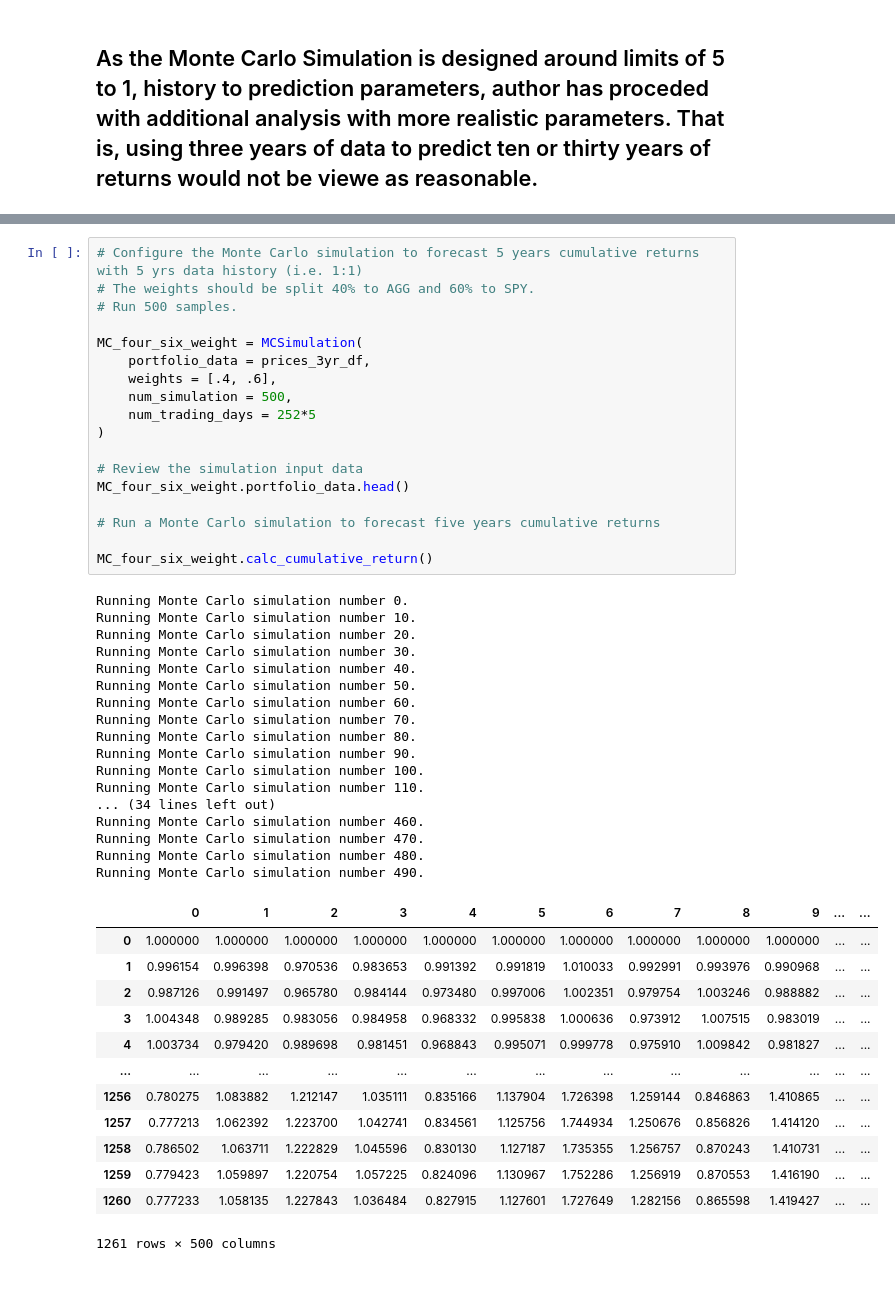
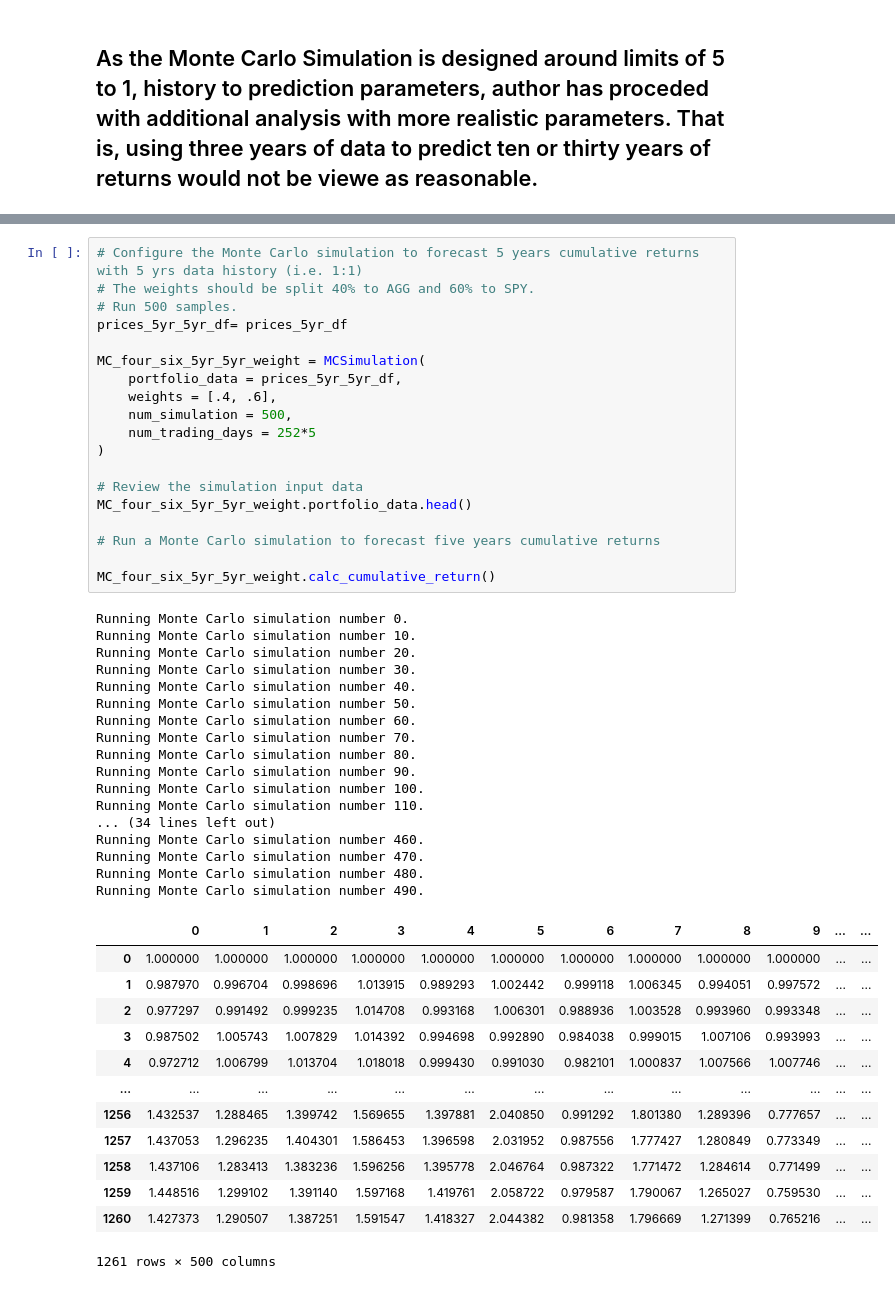
Before and after one commit to Billie-LS/Emergency_and_Retirement_Financial_Planner, a Jupyter notebook: financial_planning_tools.ipynb, the cells around one changed output, grey strips where cells are left out. Cells and saved outputs as stored; diff of their text form.

```diff
--- a/financial_planning_tools.ipynb
+++ b/financial_planning_tools.ipynb
@@ -995,50 +1154,51 @@ Timestamp('2017-09-24 05:47:20.269265')
 # Configure the Monte Carlo simulation to forecast 5 years cumulative returns with 5 yrs data history (i.e. 1:1)
 # The weights should be split 40% to AGG and 60% to SPY.
 # Run 500 samples.
+prices_5yr_5yr_df= prices_5yr_df
 
-MC_four_six_weight = MCSimulation(
-    portfolio_data = prices_3yr_df,
+MC_four_six_5yr_5yr_weight = MCSimulation(
+    portfolio_data = prices_5yr_5yr_df,
     weights = [.4, .6],
     num_simulation = 500,
     num_trading_days = 252*5
 )
 
 # Review the simulation input data
-MC_four_six_weight.portfolio_data.head()
+MC_four_six_5yr_5yr_weight.portfolio_data.head()
 
 # Run a Monte Carlo simulation to forecast five years cumulative returns
 
-MC_four_six_weight.calc_cumulative_return()
+MC_four_six_5yr_5yr_weight.calc_cumulative_return()
 # %% [output]
 Running Monte Carlo simulation number 0.
 Running Monte Carlo simulation number 10.
 Running Monte Carlo simulation number 20.
 Running Monte Carlo simulation number 30.
 Running Monte Carlo simulation number 40.
 Running Monte Carlo simulation number 50.
 Running Monte Carlo simulation number 60.
 Running Monte Carlo simulation number 70.
 Running Monte Carlo simulation number 80.
 Running Monte Carlo simulation number 90.
 Running Monte Carlo simulation number 100.
 Running Monte Carlo simulation number 110.
 ... (34 lines left out)
 Running Monte Carlo simulation number 460.
 Running Monte Carlo simulation number 470.
 Running Monte Carlo simulation number 480.
 Running Monte Carlo simulation number 490.
 |  | 0 | 1 | 2 | 3 | 4 | 5 | 6 | 7 | 8 | 9 | ... | ... |
 | 0 | 1.000000 | 1.000000 | 1.000000 | 1.000000 | 1.000000 | 1.000000 | 1.000000 | 1.000000 | 1.000000 | 1.000000 | ... | ... |
-| 1 | 0.996154 | 0.996398 | 0.970536 | 0.983653 | 0.991392 | 0.991819 | 1.010033 | 0.992991 | 0.993976 | 0.990968 | ... | ... |
-| 2 | 0.987126 | 0.991497 | 0.965780 | 0.984144 | 0.973480 | 0.997006 | 1.002351 | 0.979754 | 1.003246 | 0.988882 | ... | ... |
-| 3 | 1.004348 | 0.989285 | 0.983056 | 0.984958 | 0.968332 | 0.995838 | 1.000636 | 0.973912 | 1.007515 | 0.983019 | ... | ... |
-| 4 | 1.003734 | 0.979420 | 0.989698 | 0.981451 | 0.968843 | 0.995071 | 0.999778 | 0.975910 | 1.009842 | 0.981827 | ... | ... |
+| 1 | 0.987970 | 0.996704 | 0.998696 | 1.013915 | 0.989293 | 1.002442 | 0.999118 | 1.006345 | 0.994051 | 0.997572 | ... | ... |
+| 2 | 0.977297 | 0.991492 | 0.999235 | 1.014708 | 0.993168 | 1.006301 | 0.988936 | 1.003528 | 0.993960 | 0.993348 | ... | ... |
+| 3 | 0.987502 | 1.005743 | 1.007829 | 1.014392 | 0.994698 | 0.992890 | 0.984038 | 0.999015 | 1.007106 | 0.993993 | ... | ... |
+| 4 | 0.972712 | 1.006799 | 1.013704 | 1.018018 | 0.999430 | 0.991030 | 0.982101 | 1.000837 | 1.007566 | 1.007746 | ... | ... |
 | ... | ... | ... | ... | ... | ... | ... | ... | ... | ... | ... | ... | ... |
-| 1256 | 0.780275 | 1.083882 | 1.212147 | 1.035111 | 0.835166 | 1.137904 | 1.726398 | 1.259144 | 0.846863 | 1.410865 | ... | ... |
-| 1257 | 0.777213 | 1.062392 | 1.223700 | 1.042741 | 0.834561 | 1.125756 | 1.744934 | 1.250676 | 0.856826 | 1.414120 | ... | ... |
-| 1258 | 0.786502 | 1.063711 | 1.222829 | 1.045596 | 0.830130 | 1.127187 | 1.735355 | 1.256757 | 0.870243 | 1.410731 | ... | ... |
-| 1259 | 0.779423 | 1.059897 | 1.220754 | 1.057225 | 0.824096 | 1.130967 | 1.752286 | 1.256919 | 0.870553 | 1.416190 | ... | ... |
-| 1260 | 0.777233 | 1.058135 | 1.227843 | 1.036484 | 0.827915 | 1.127601 | 1.727649 | 1.282156 | 0.865598 | 1.419427 | ... | ... |
+| 1256 | 1.432537 | 1.288465 | 1.399742 | 1.569655 | 1.397881 | 2.040850 | 0.991292 | 1.801380 | 1.289396 | 0.777657 | ... | ... |
+| 1257 | 1.437053 | 1.296235 | 1.404301 | 1.586453 | 1.396598 | 2.031952 | 0.987556 | 1.777427 | 1.280849 | 0.773349 | ... | ... |
+| 1258 | 1.437106 | 1.283413 | 1.383236 | 1.596256 | 1.395778 | 2.046764 | 0.987322 | 1.771472 | 1.284614 | 0.771499 | ... | ... |
+| 1259 | 1.448516 | 1.299102 | 1.391140 | 1.597168 | 1.419761 | 2.058722 | 0.979587 | 1.790067 | 1.265027 | 0.759530 | ... | ... |
+| 1260 | 1.427373 | 1.290507 | 1.387251 | 1.591547 | 1.418327 | 2.044382 | 0.981358 | 1.796669 | 1.271399 | 0.765216 | ... | ... |
 1261 rows × 500 columns
 # %%
 # Visualize the 5-year Monte Carlo simulation by creating an
```
Also changed, not shown: parts of 52 cells of this notebook, 6 other files.
